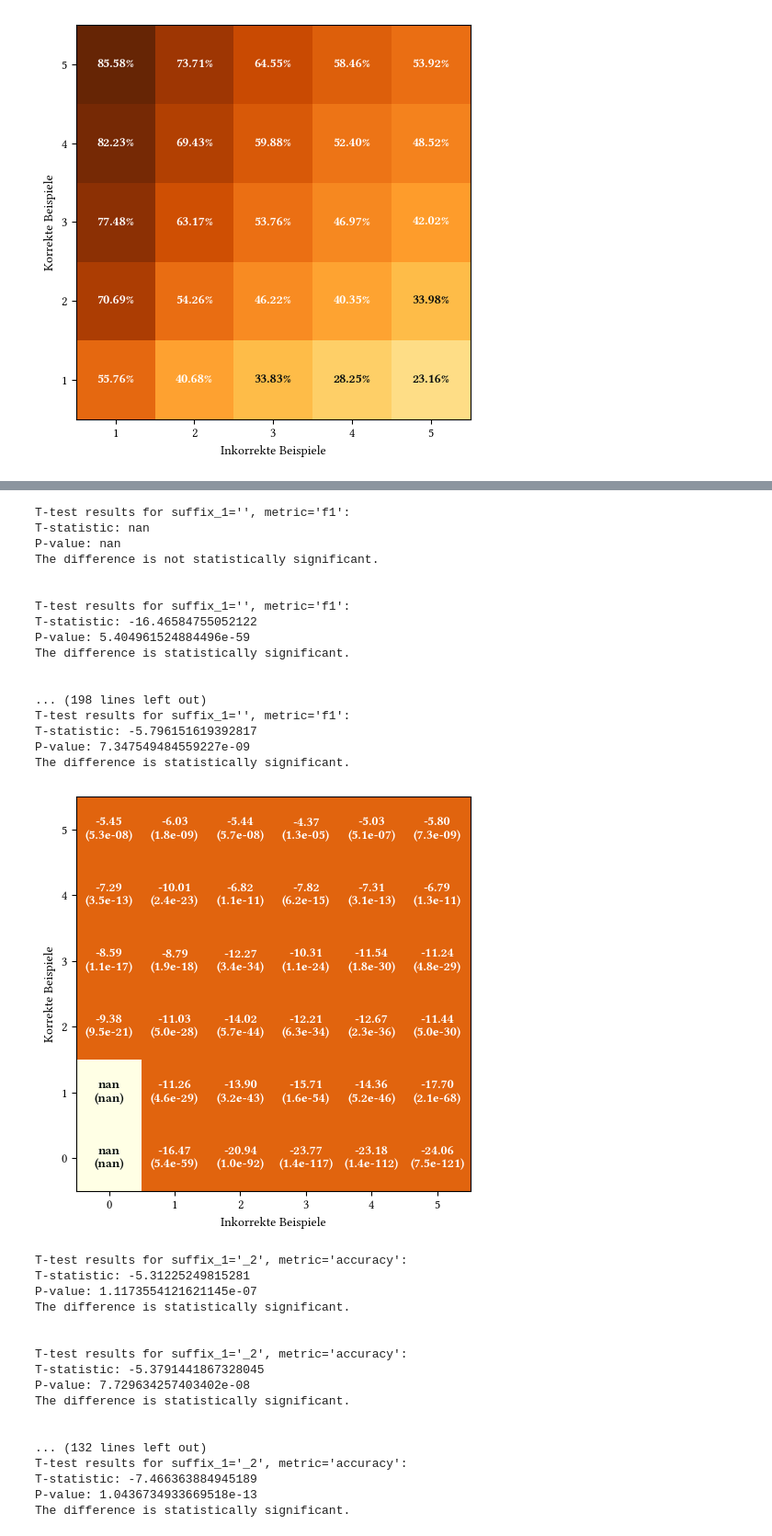
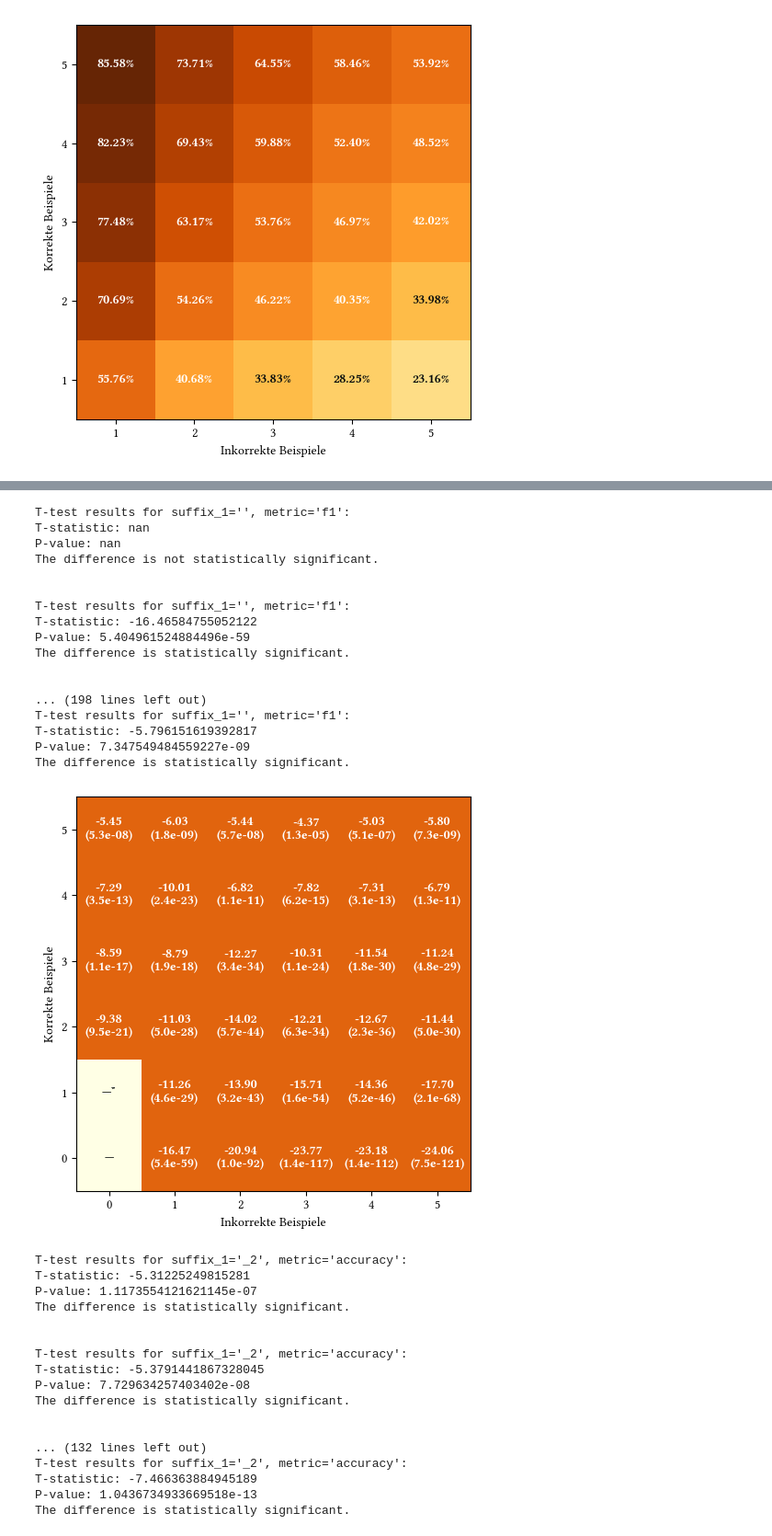
Before and after one commit to TiMauzi/llm-x-cxg, a Jupyter notebook: src/eval/eval_bert.ipynb, the cells around one changed output, grey strips where cells are left out. Shown: that part at 92% size. Saved outputs shown, nothing was run; the diff lists cells and outputs as text; code cells hidden in the pictures.

```diff
--- a/src/eval/eval_bert.ipynb
+++ b/src/eval/eval_bert.ipynb
@@ -182,12 +182,16 @@ for suffix_1, metric_list in subset_matrices.items():
 
         for m in range(sig_matrix.shape[0]):
             for n in range(sig_matrix.shape[1]):
-                #if with_zeros and m == n == 0:
-                #    ax.text(0, 0, "—", ha='center', va='center', color='xkcd:almost black', **valuefont)
-                #else:
+                if with_zeros and m == n == 0:
+                    ax.text(0, 0, "—", ha='center', va='center', color='xkcd:almost black', **valuefont)
+                else:
                     t = t_matrix[m, n]
                     p = p_matrix[m, n]
-                    ax.text(n, m, '%.2f' % t + "\n(" + '%.1e' % p + ")", ha='center', va='center', color='xkcd:almost black' if sig_matrix[m, n] < alpha else 'white', **valuefont)
+                    if np.isnan(t) or np.isnan(p):
+                        ax.text(n, m, "—*", ha='center', va='center', color='xkcd:almost black', **valuefont)
+                    else:
+                        ax.text(n, m, '%.2f' % t + "\n(" + '%.1e' % p + ")", ha='center', va='center', color='xkcd:almost black' if sig_matrix[m, n] < alpha else 'white', **valuefont)
+
 
         ax.set_xticks(range(sig_matrix.shape[1]))
         ax.set_xticklabels(range(len(sig_matrix[0])), **captionfont)
@@ -222,21 +226,21 @@ The difference is statistically significant.
 T-test results for suffix_1='', metric='f1':
 T-statistic: nan
 P-value: nan
 The difference is not statistically significant.
 
 
 T-test results for suffix_1='', metric='f1':
 T-statistic: -16.46584755052122
 P-value: 5.404961524884496e-59
 The difference is statistically significant.
 
 
 ... (198 lines left out)
 T-test results for suffix_1='', metric='f1':
 T-statistic: -5.796151619392817
 P-value: 7.347549484559227e-09
 The difference is statistically significant.
-[figure, old version]
+[figure, new version]
 T-test results for suffix_1='_2', metric='accuracy':
 T-statistic: -5.31225249815281
 P-value: 1.1173554121621145e-07
```
Also changed, not shown: parts of 1 cell of this notebook, 2 other files.
